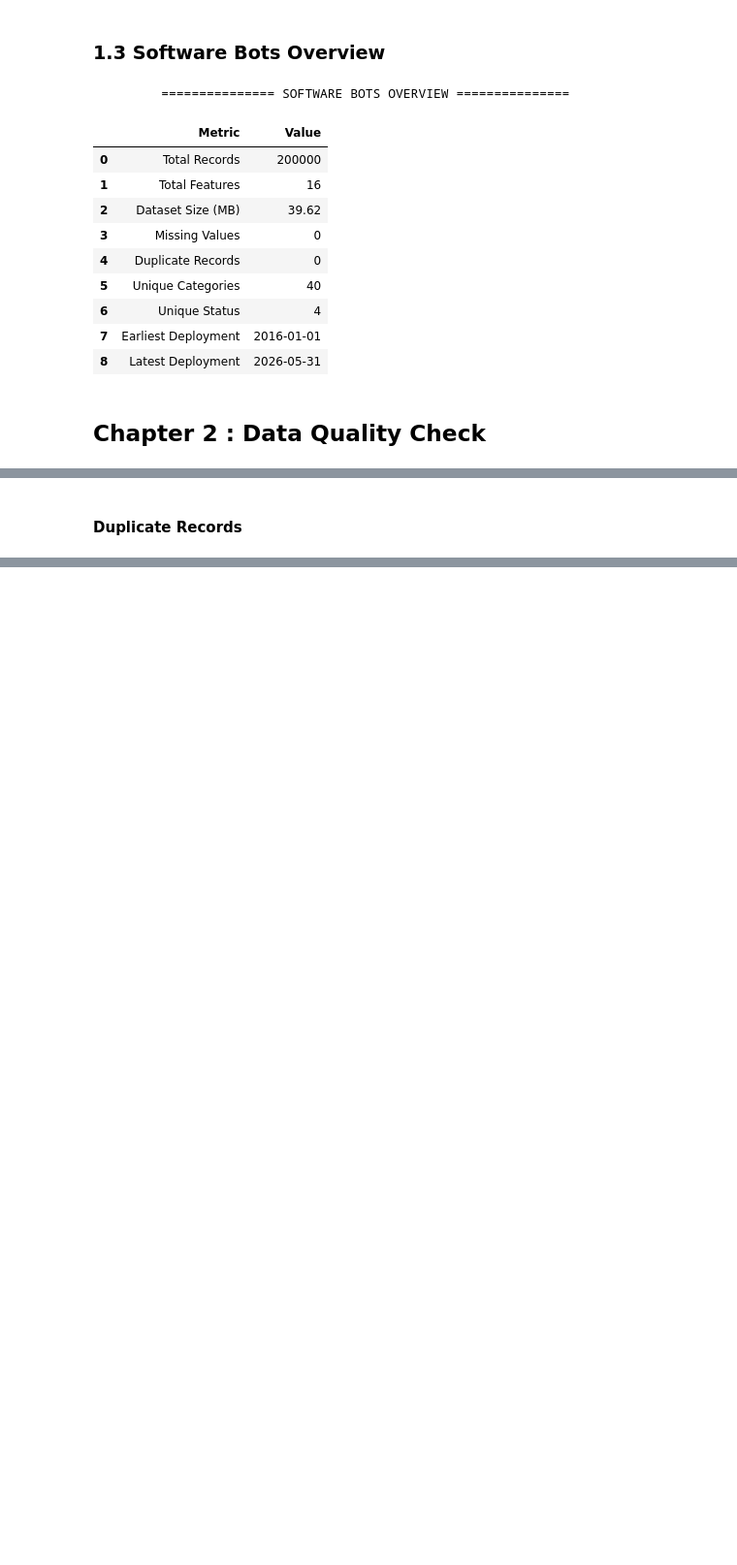
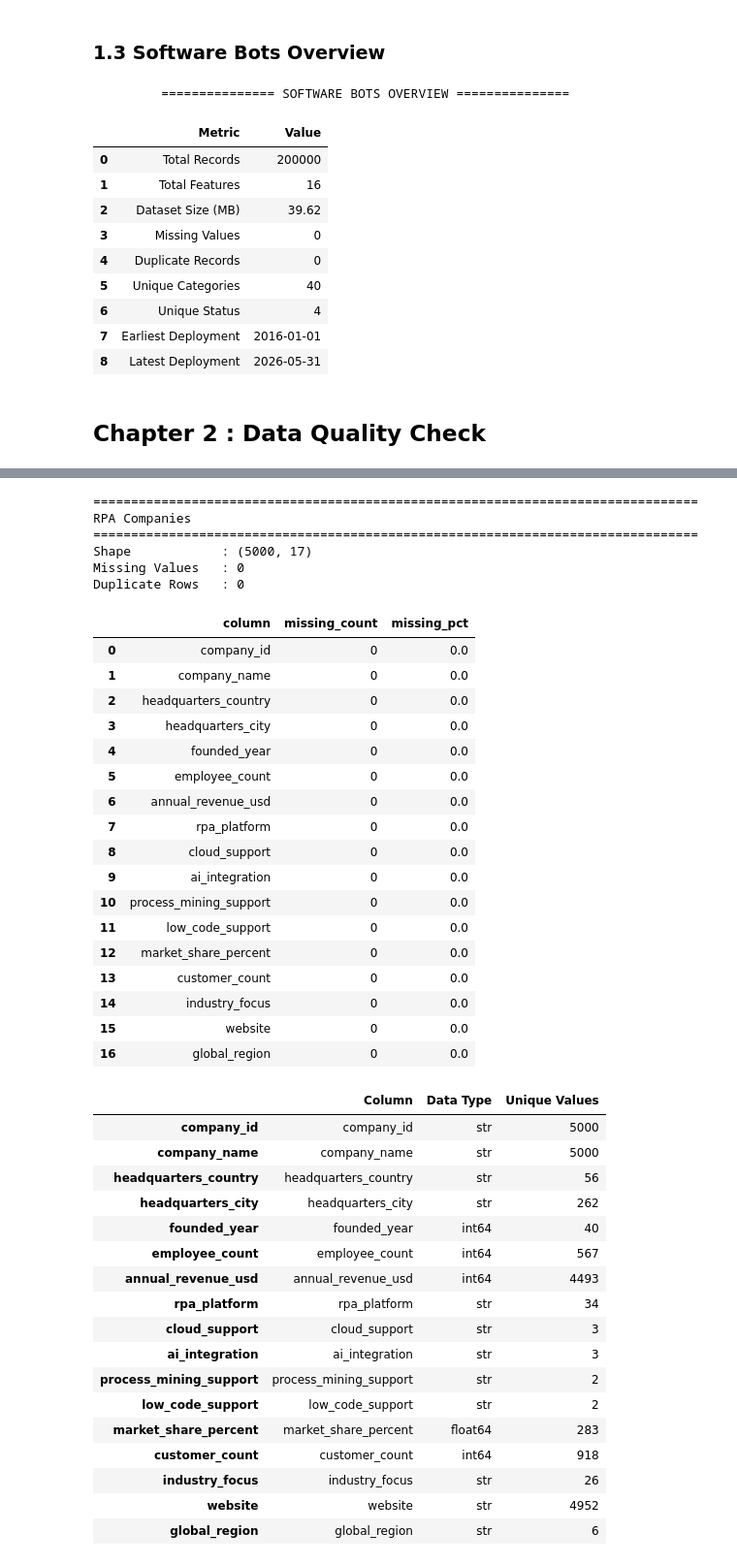
Before and after one commit to fathirrizkifadillah/Worldwide-Robotic-Process-Automation-Database-2026, a Jupyter notebook: main.ipynb, the cells around one changed output, grey strips where cells are left out. Shown at 97% size. Drawn from its saved outputs; the diff is of its cells as text; code cells hidden in the pictures; blank space fills up the shorter version.

Commit message:
Upgrade Data Quality Check

```diff
--- a/main.ipynb
+++ b/main.ipynb
@@ -341,2 +324,35 @@ missing_summary.sort_values("missing_pct", ascending=False)
-# %% [markdown]
-#### Duplicate Records
+# %%
+def data_quality(df, dataset_name):
+    print("=" * 80)
+    print(dataset_name)
+    print("=" * 80)
+
+    print(f"Shape            : {df.shape}")
+    print(f"Missing Values   : {df.isna().sum().sum()}")
+    print(f"Duplicate Rows   : {df.duplicated().sum()}")
+
+    missing = (
+        df.isna()
+          .sum()
+          .reset_index(name="missing_count")
+          .rename(columns={"index":"column"})
+    )
+
+    missing["missing_pct"] = (
+        missing["missing_count"] / len(df) * 100
+    )
+
+    display(missing.sort_values("missing_pct", ascending=False))
+
+    display(pd.DataFrame({
+        "Column": df.columns,
+        "Data Type": df.dtypes.astype(str),
+        "Unique Values": df.nunique()
+    }))
+# %%
+data_quality(auto_projects, "Automation Projects")
+
+data_quality(rpa_companies, "RPA Companies")
+
+data_quality(software, "Software Bots")
+# %% [output]
@@ -342,0 +399,42 @@ missing_summary.sort_values("missing_pct", ascending=False)
+================================================================================
+RPA Companies
+================================================================================
+Shape            : (5000, 17)
+Missing Values   : 0
+Duplicate Rows   : 0
+|  | column | missing_count | missing_pct |
+| 0 | company_id | 0 | 0.0 |
+| 1 | company_name | 0 | 0.0 |
+| 2 | headquarters_country | 0 | 0.0 |
+| 3 | headquarters_city | 0 | 0.0 |
+| 4 | founded_year | 0 | 0.0 |
+| 5 | employee_count | 0 | 0.0 |
+| 6 | annual_revenue_usd | 0 | 0.0 |
+| 7 | rpa_platform | 0 | 0.0 |
+| 8 | cloud_support | 0 | 0.0 |
+| 9 | ai_integration | 0 | 0.0 |
+| 10 | process_mining_support | 0 | 0.0 |
+| 11 | low_code_support | 0 | 0.0 |
+| 12 | market_share_percent | 0 | 0.0 |
+| 13 | customer_count | 0 | 0.0 |
+| 14 | industry_focus | 0 | 0.0 |
+| 15 | website | 0 | 0.0 |
+| 16 | global_region | 0 | 0.0 |
+|  | Column | Data Type | Unique Values |
+| company_id | company_id | str | 5000 |
+| company_name | company_name | str | 5000 |
+| headquarters_country | headquarters_country | str | 56 |
+| headquarters_city | headquarters_city | str | 262 |
+| founded_year | founded_year | int64 | 40 |
+| employee_count | employee_count | int64 | 567 |
+| annual_revenue_usd | annual_revenue_usd | int64 | 4493 |
+| rpa_platform | rpa_platform | str | 34 |
+| cloud_support | cloud_support | str | 3 |
+| ai_integration | ai_integration | str | 3 |
+| process_mining_support | process_mining_support | str | 2 |
+| low_code_support | low_code_support | str | 2 |
+| market_share_percent | market_share_percent | float64 | 283 |
+| customer_count | customer_count | int64 | 918 |
+| industry_focus | industry_focus | str | 26 |
+| website | website | str | 4952 |
+| global_region | global_region | str | 6 |
```
Also changed, not shown: parts of 5 cells of this notebook.
